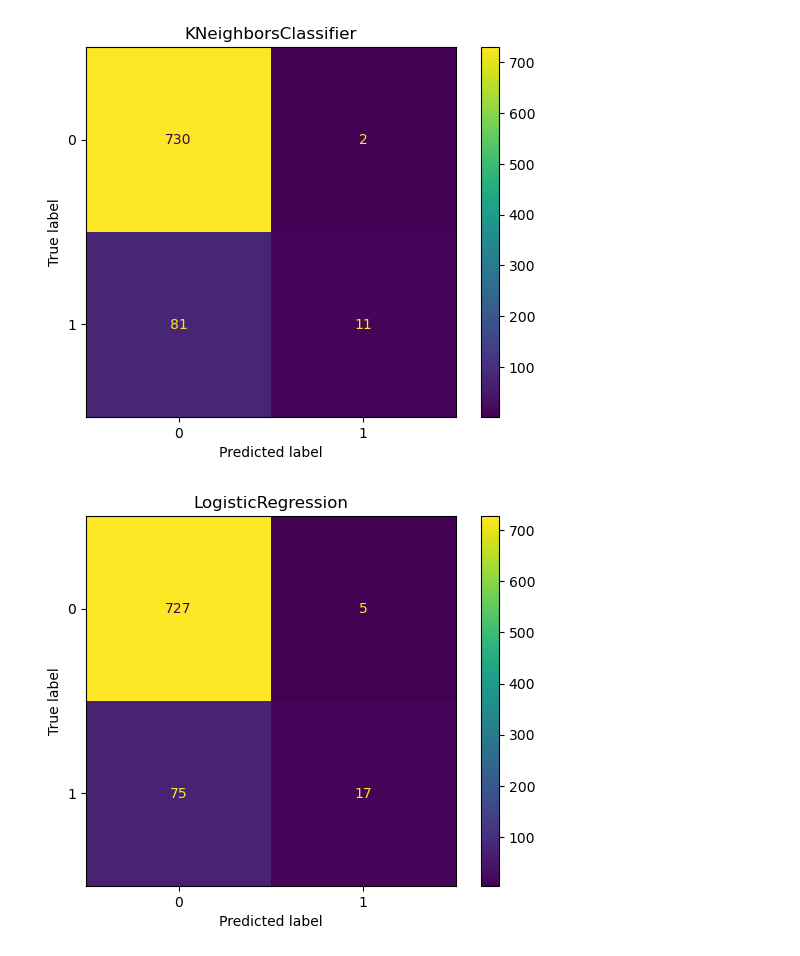
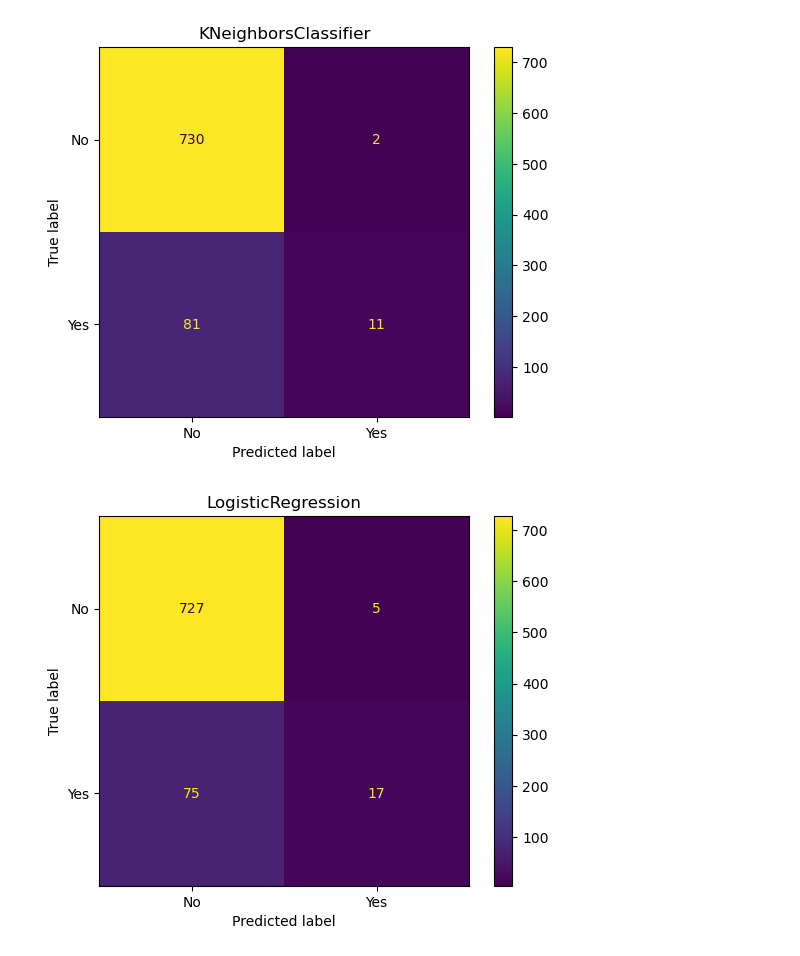
Before and after one commit to rahilkidwai/bank-marketing-prediction, a Jupyter notebook: notebook.ipynb, the cells around one changed output. Saved outputs shown, nothing was run; the diff lists cells and outputs as text; code cells hidden in the pictures.

```diff
--- a/notebook.ipynb
+++ b/notebook.ipynb
@@ -82,5 +98,23 @@ X_train, X_test, y_train, y_test = train_test_split(data.drop('y', axis=1), data
 # %%
 def evaluate(name, model, preprocessor, params):
+    '''
+    This function takes classifier, verctorizer and params
+    and evaluate the model.
+
+    Arguments
+    ---------
+    name: string
+        Name / description of the model / estimator
+    vectorizer: object
+        Vectorizer to use (CountVectorizer or Tfidf)
+    classifier: object
+        Classifier / estimator to evaluate
+    params: dictionary
+        Parameters to use by GridSearchCV
+    Returns
+    -------
+        Dataframe containing name, fit-time, accuracy, precision, recall, f1-score, train-accuracy best-params, and predictions
+    '''
     pipe = Pipeline([
         ('preprocessor', preprocessor),
         ('model', model)
@@ -101,8 +135,8 @@ def evaluate(name, model, preprocessor, params):
         'precision': round(precision_score(y_test, preds, average='weighted'), 2),
         'recall': round(recall_score(y_test, preds, average='weighted'), 2),
         'f1-score': round(f1_score(y_test, preds, average='weighted'), 2),
-        'train_accuracy': round(train_acc, 2),
-        'best_params': grid.best_params_,
+        'train-accuracy': round(train_acc, 2),
+        'best-params': grid.best_params_,
         'preds': preds
     }])
 # %%
@@ -135,10 +176,12 @@ result.head()
 # %%
+# confusion matrices for all evaluation results
+labels = ['No', 'Yes']
 for i in range(0, 4):
     cm = confusion_matrix(y_test, result.at[i,'preds'])
-    disp = ConfusionMatrixDisplay(confusion_matrix=cm)
+    disp = ConfusionMatrixDisplay(confusion_matrix=cm, display_labels=labels)
     disp.plot()
     disp.ax_.set_title(result.at[i,'name'])
     plt.show()
 # %% [output]
-[figure, old version]
+[figure, new version]
-[figure, old version]
+[figure, new version]
```
Also changed, not shown: parts of 11 cells of this notebook, 1 other file.
